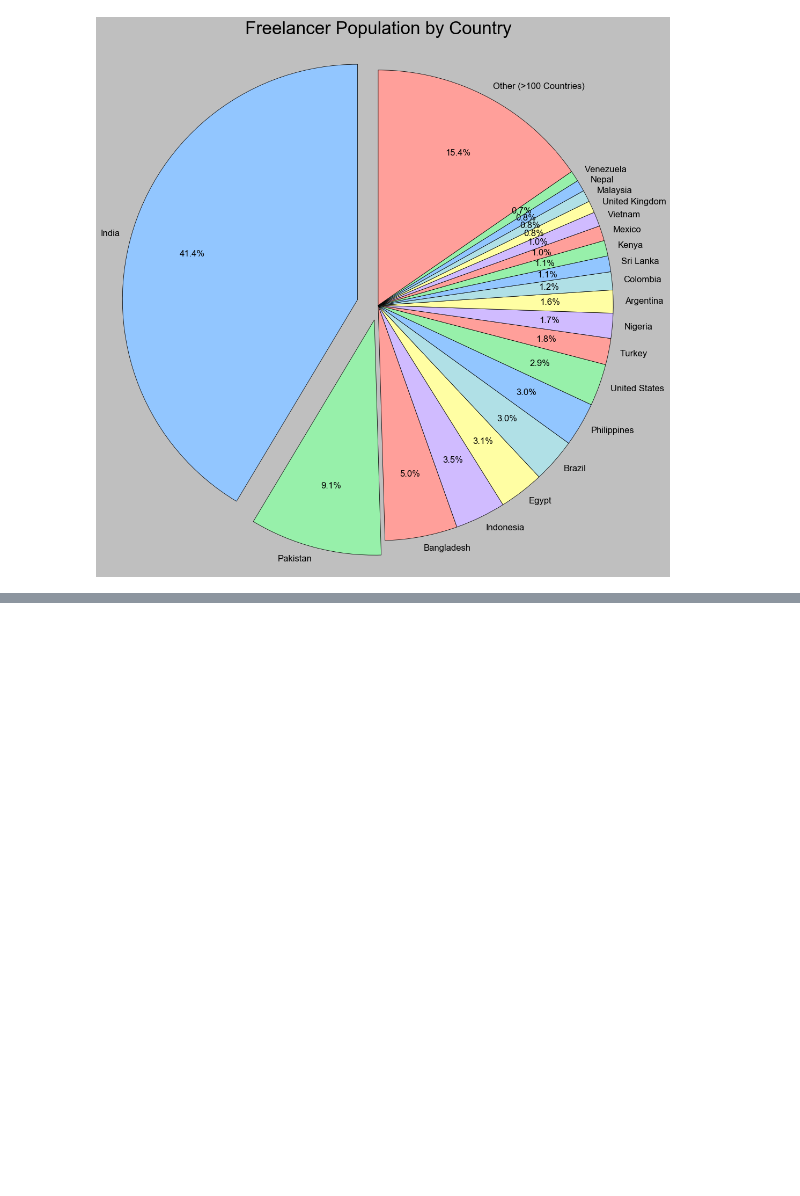
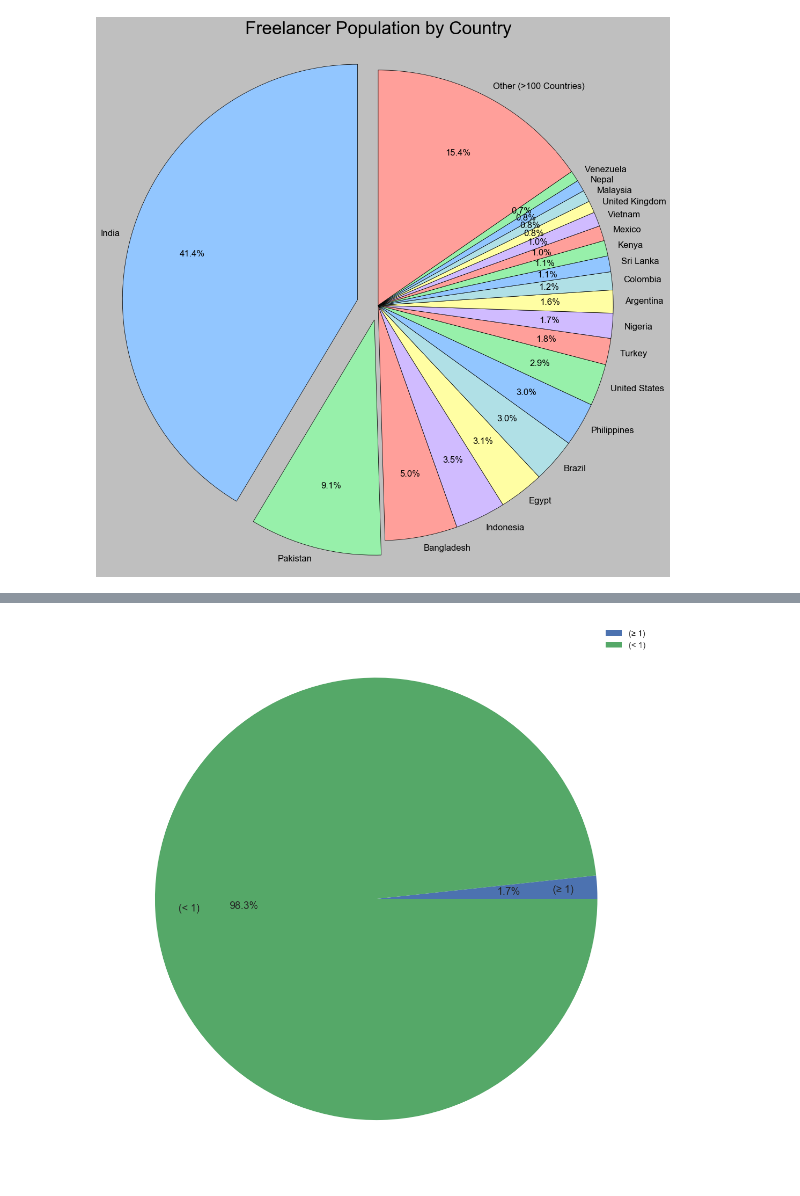
Before and after one commit to Pratham-Chauhan/scrape-freelancers-info, a Jupyter notebook: Freelancer Population by Country (complete).ipynb, the cells around one changed output, grey strips where cells are left out. Cells and saved outputs as stored; diff of their text form; code cells hidden in the pictures; blank space fills up the shorter version.

```diff
--- a/Freelancer Population by Country (complete).ipynb
+++ b/Freelancer Population by Country (complete).ipynb
@@ -161,0 +249,9 @@ fig.savefig('pie chart.jpg', dpi=150)
+# %%
+#.plot.pie(figsize=(20,20), fontsize=11,autopct='%1.1f%%')
+plt.figure(figsize= (20,20))
+plt.pie(x=[more_than_1,less_than_1], labels=['(≥ 1)','(< 1)'], autopct='%1.1f%%', pctdistance=0.6,labeldistance=0.8,
+       textprops={'fontsize': 20})
+plt.legend(fontsize=16)
+plt.show()
+# %% [output]
+[figure, added]
```
Also changed, not shown: parts of 19 cells of this notebook, 5 other files.
